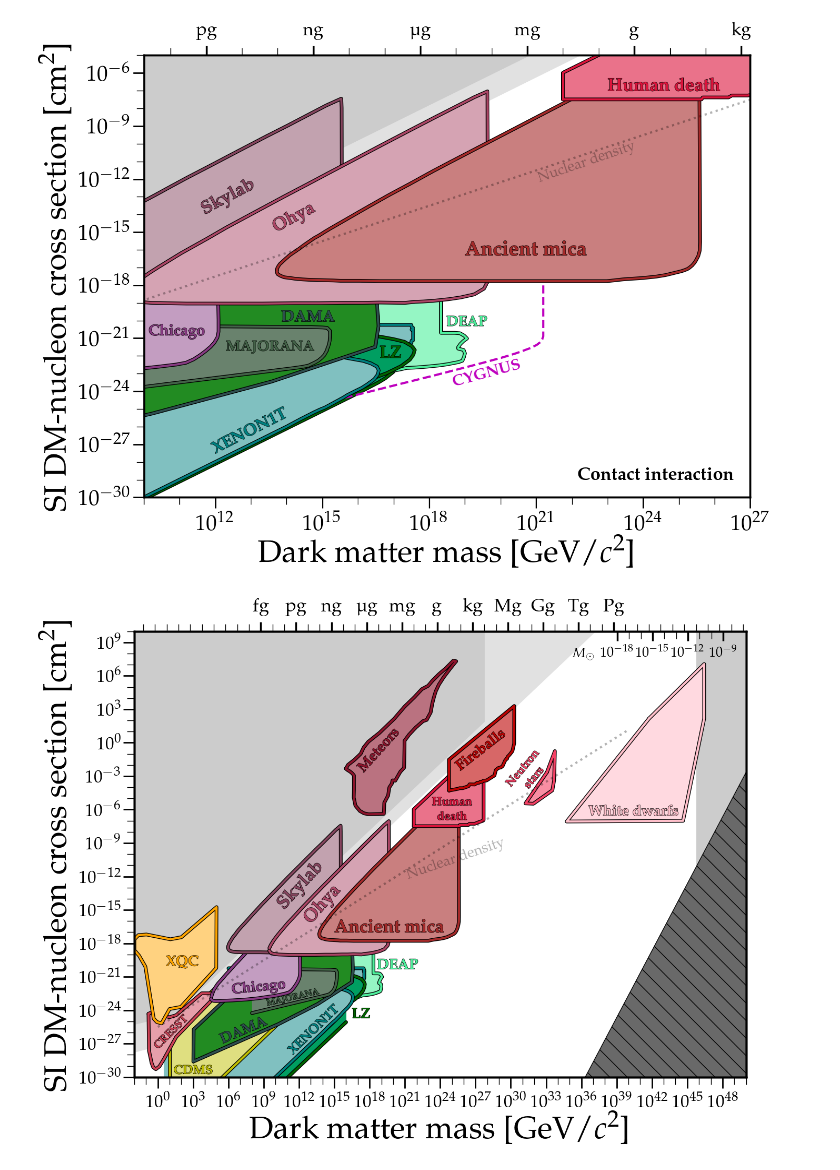
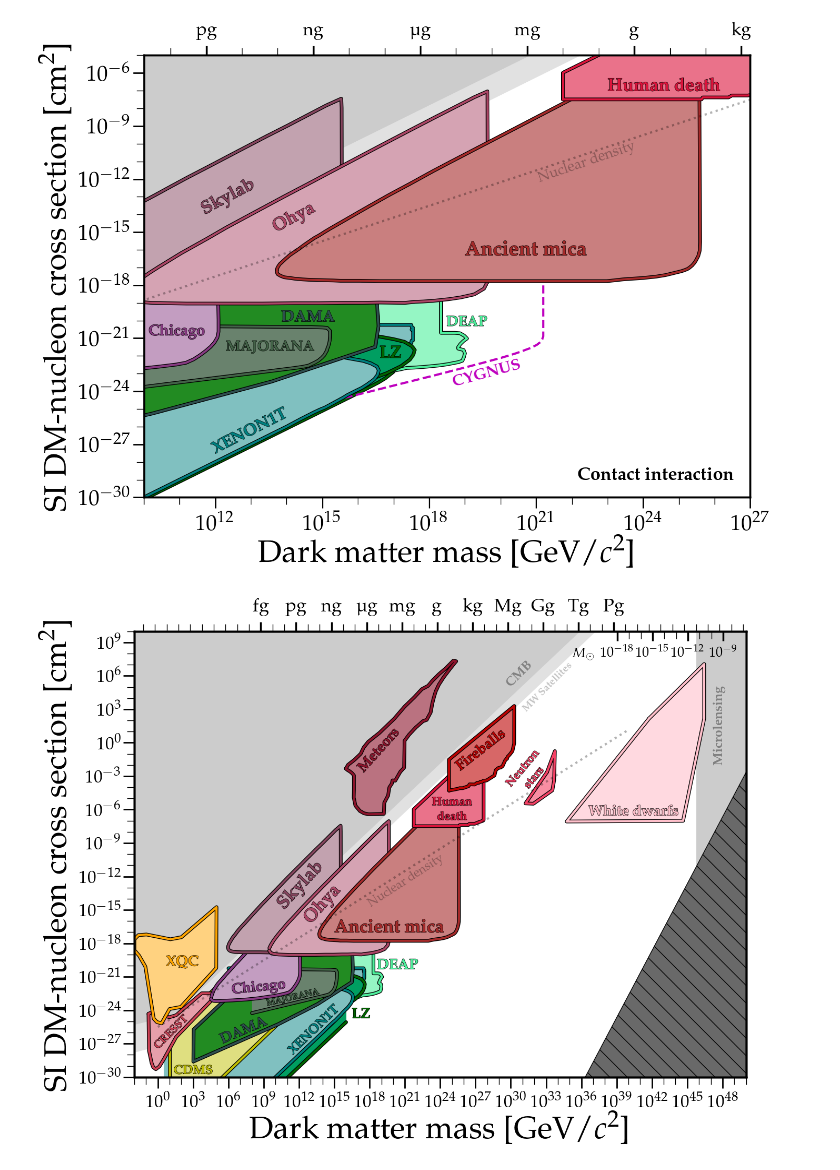
Before and after one commit to cajohare/DirectDetectionPlots, a Jupyter notebook: notebooks/UltraheavyDM.ipynb, the cells around one changed output. Drawn from its saved outputs; the diff is of its cells as text; code cells hidden in the pictures.

```diff
--- a/notebooks/UltraheavyDM.ipynb
+++ b/notebooks/UltraheavyDM.ipynb
@@ -151,39 +151,39 @@ ax.set_ylabel(r'SI DM-nucleon cross section [cm$^{2}$]')
 ax.yaxis.set_major_locator(matplotlib.ticker.LogLocator(base=1000,subs=(1.0,),numticks=100))
 ax.yaxis.set_minor_locator(matplotlib.ticker.LogLocator(base=10,subs=(1.0,),numticks=100))
 ax.yaxis.set_minor_formatter(matplotlib.ticker.NullFormatter())
 ax.xaxis.set_major_locator(matplotlib.ticker.LogLocator(base=1000,subs=(1.0,),numticks=100))
 ax.xaxis.set_minor_locator(matplotlib.ticker.LogLocator(base=10,subs=(1.0,),numticks=100))
 ax.xaxis.set_minor_formatter(matplotlib.ticker.NullFormatter())
 # ax.axvline(1.22e19,color='gray',linestyle='-',zorder=-100,lw=2)
 # ax.text(1.22e19*1.05,1e-28,r'$M_{\rm Pl}$',fontsize=20,ha='left',va='center',color='gray')
 UpperAxis_grams(ax)
 UpperAxis_Msun(ax)
 
 
-PlotBound(ax,fpath+'MWSatellites.txt',lw=0,edgecolor='dimgray',textcolor='dimgray',facecolor=col_alpha('dimgray',0.2),label=r'{\bf Gas Cloud}',label_pos=[22,5e-40],path_effects=None,zorder=-100)
-PlotBound(ax,fpath+'CMB.txt',lw=0,edgecolor='gray',textcolor='gray',facecolor=col_alpha('gray',0.4),label=r'{\bf CMB}',label_pos=[22,5e-40],path_effects=None,zorder=-99)
-PlotBound(ax,fpath+'Microlensing.txt',y2=1e-100,lw=0,edgecolor='gray',textcolor='gray',facecolor=col_alpha('gray',0.4),label=r'{\bf CMB}',label_pos=[22,5e-40],path_effects=None,zorder=-99)
+PlotBound(ax,fpath+'MWSatellites.txt',lw=0,edgecolor='dimgray',textcolor=col_alpha('dimgray',0.4),facecolor=col_alpha('dimgray',0.2),label=r'{\bf MW Satellites}',label_pos=[2e31,0.6e3],path_effects=None,zorder=-100,rotation=45,fontsize=14,text_path_effects=None)
+PlotBound(ax,fpath+'CMB.txt',lw=0,edgecolor='gray',textcolor='gray',facecolor=col_alpha('gray',0.4),label=r'{\bf CMB}',path_effects=None,zorder=-99,rotation=45,label_pos=[1e30,1e5],fontsize=18,text_path_effects=None)
+PlotBound(ax,fpath+'Microlensing.txt',y2=1e-100,lw=0,edgecolor='gray',textcolor='gray',facecolor=col_alpha('gray',0.4),label=r'{\bf Microlensing}',rotation=90,label_pos=[1e48,1e-2],path_effects=None,zorder=-99,fontsize=18,text_path_effects=None)
 
 #plt.gcf().text(0.88,0.14,r'{\bf Contact interaction}',fontsize=25,ha='right')
 
 # Black holes
 m = array([1e2,1e50])
 GeV_2_g = 1/5.62e23
 sigma_BH = pi*(100*2*6.67e-11*m*GeV_2_g*1e-3/3e8**2)**2
 plt.fill_between(m,sigma_BH,y2=1e-100,facecolor='dimgray',hatch='\\',edgecolor='k')
 
 # Nuclear density
 rho = (5.0e17/1.78e-27)/100**3
 m = array([1e0,1e40])
 sigma_nuclear = 3*sqrt(pi)/4*(m/rho)**(2/3)
 plt.plot(m,sigma_nuclear,'k:',alpha=0.3)
-plt.text(1e21,0.7e-12,'Nuclear density',alpha=0.3,fontsize=20,rotation=19)
+plt.text(0.5e18,0.2e-14,'Nuclear density',alpha=0.3,fontsize=17,rotation=33)
 
 
 
-MySaveFig(fig,'Ultraheavy_Larger')
+MySaveFig(fig,'MacroscopicDM')
 # %% [output]
-[figure, old version]
+[figure, new version]
 # %%
 # from numpy import *
 # import matplotlib
```
Also changed, not shown: 3 other files.
